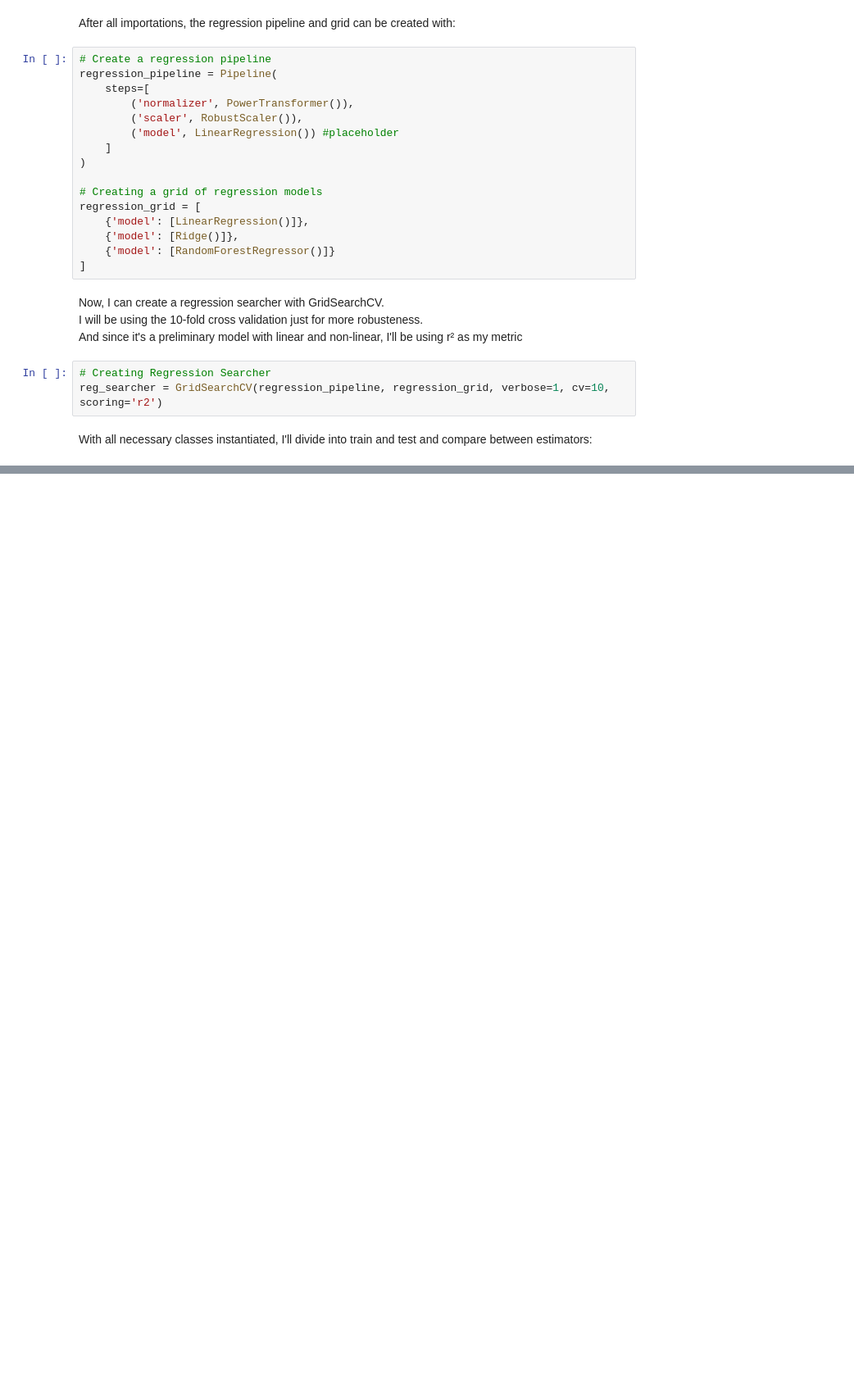
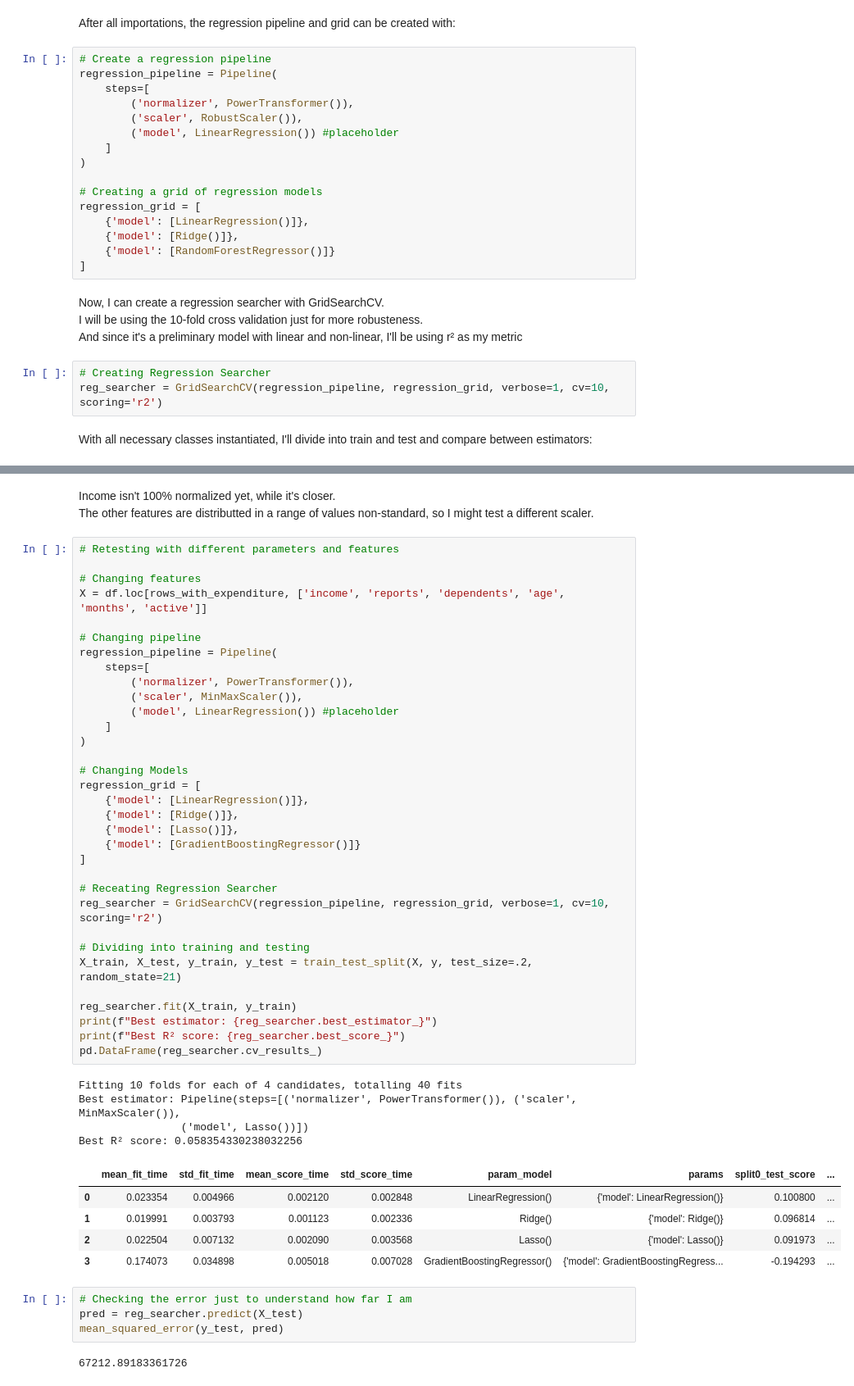
Before and after one commit to viniciussuares/CreditAnalysis, a Jupyter notebook: CreditAnalysis/notebook/CreditAnalysisClassification.ipynb, the cells around one changed output, grey strips where cells are left out. Shown at 82% size. Saved outputs shown, nothing was run; the diff lists cells and outputs as text; blank space fills up the shorter version.

```diff
--- a/CreditAnalysis/notebook/CreditAnalysisClassification.ipynb
+++ b/CreditAnalysis/notebook/CreditAnalysisClassification.ipynb
@@ -574,0 +619,52 @@ It might suggest I need more features in the model, and maybe that linear will w
+# %% [markdown]
+Income isn't 100% normalized yet, while it's closer.
+The other features are distributted in a range of values non-standard, so I might test a different scaler.
+# %%
+# Retesting with different parameters and features
+
+# Changing features
+X = df.loc[rows_with_expenditure, ['income', 'reports', 'dependents', 'age', 'months', 'active']]
+
+# Changing pipeline
+regression_pipeline = Pipeline(
+    steps=[
+        ('normalizer', PowerTransformer()),
+        ('scaler', MinMaxScaler()),
+        ('model', LinearRegression()) #placeholder
+    ]
+)
+
+# Changing Models
+regression_grid = [
+    {'model': [LinearRegression()]},
+    {'model': [Ridge()]},
+    {'model': [Lasso()]},
+    {'model': [GradientBoostingRegressor()]}
+]
+
+# Receating Regression Searcher
+reg_searcher = GridSearchCV(regression_pipeline, regression_grid, verbose=1, cv=10, scoring='r2')
+
+# Dividing into training and testing
+X_train, X_test, y_train, y_test = train_test_split(X, y, test_size=.2, random_state=21)
+
+reg_searcher.fit(X_train, y_train)
+print(f"Best estimator: {reg_searcher.best_estimator_}")
+print(f"Best R² score: {reg_searcher.best_score_}")
+pd.DataFrame(reg_searcher.cv_results_)
+# %% [output]
+Fitting 10 folds for each of 4 candidates, totalling 40 fits
+Best estimator: Pipeline(steps=[('normalizer', PowerTransformer()), ('scaler', MinMaxScaler()),
+                ('model', Lasso())])
+Best R² score: 0.058354330238032256
+|  | mean_fit_time | std_fit_time | mean_score_time | std_score_time | param_model | params | split0_test_score | ... |
+| 0 | 0.023354 | 0.004966 | 0.002120 | 0.002848 | LinearRegression() | {'model': LinearRegression()} | 0.100800 | ... |
+| 1 | 0.019991 | 0.003793 | 0.001123 | 0.002336 | Ridge() | {'model': Ridge()} | 0.096814 | ... |
+| 2 | 0.022504 | 0.007132 | 0.002090 | 0.003568 | Lasso() | {'model': Lasso()} | 0.091973 | ... |
+| 3 | 0.174073 | 0.034898 | 0.005018 | 0.007028 | GradientBoostingRegressor() | {'model': GradientBoostingRegress... | -0.194293 | ... |
+# %%
+# Checking the error just to understand how far I am
+pred = reg_searcher.predict(X_test)
+mean_squared_error(y_test, pred)
+# %% [output]
+67212.89183361726
```
Also changed, not shown: parts of 7 cells of this notebook.
